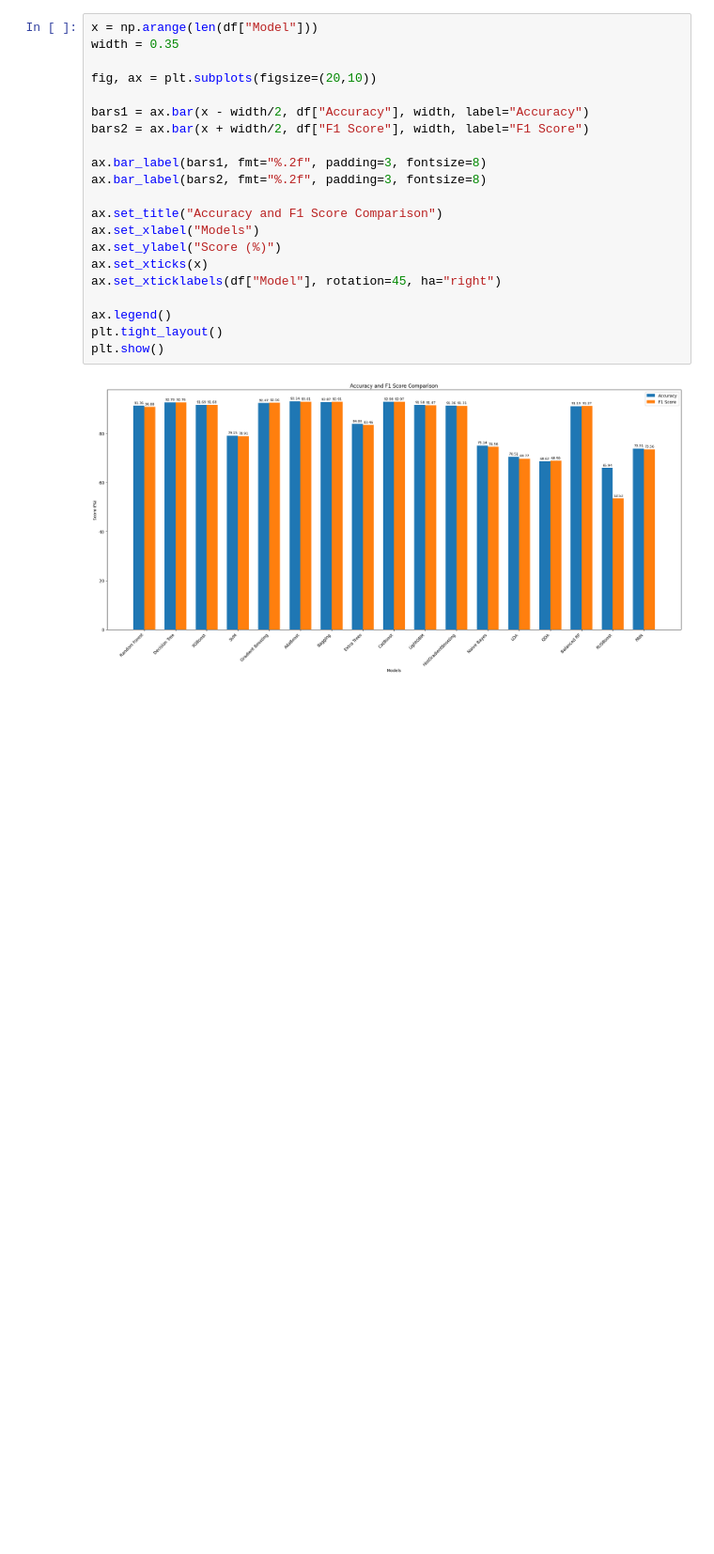
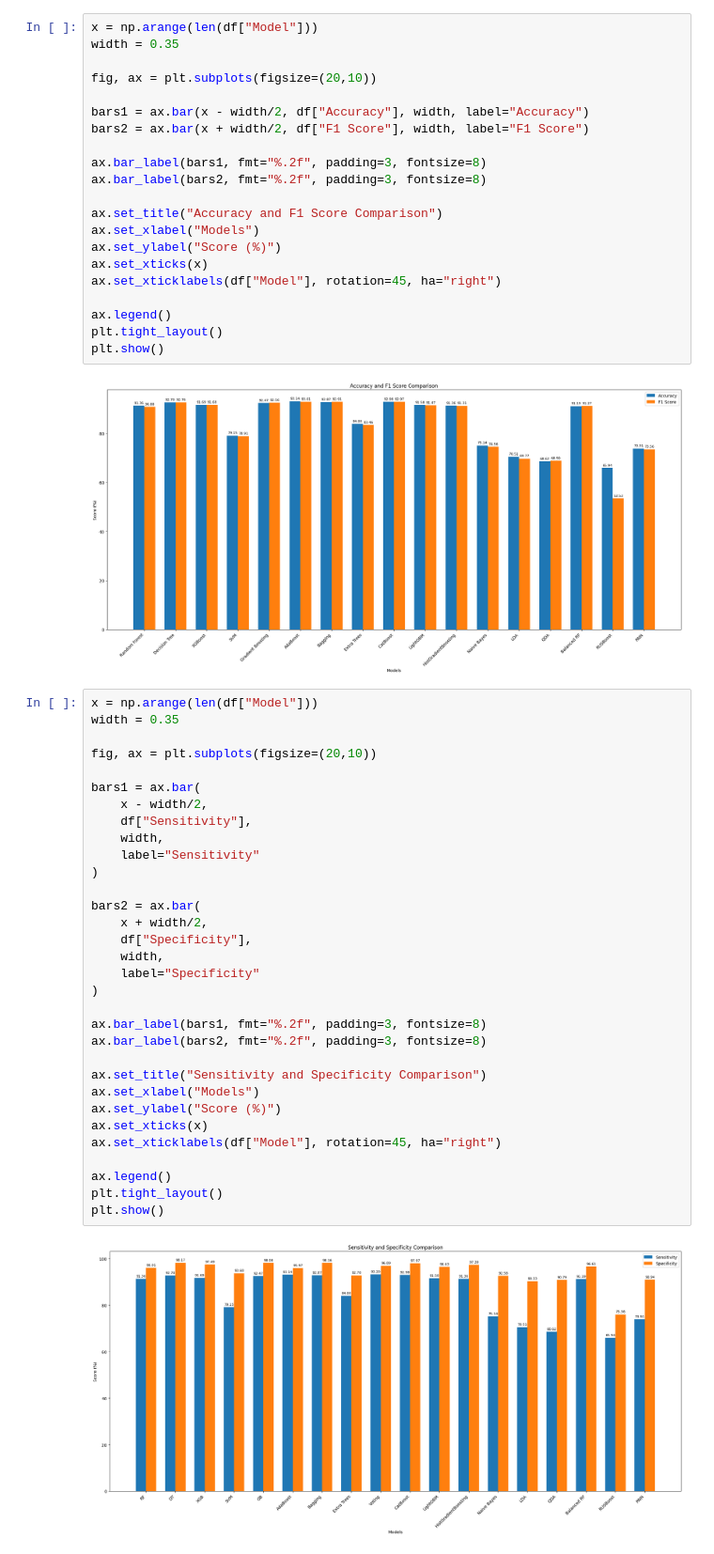
Before and after one commit to samifahim07/EduIntel-Intelligent-Student-Performance-Analytics, a Jupyter notebook: student-performance.ipynb, the cells around one changed output. Shown at 94% size. Saved outputs shown, nothing was run; the diff lists cells and outputs as text; blank space fills up the shorter version.

```diff
--- a/student-performance.ipynb
+++ b/student-performance.ipynb
@@ -3695,3 +3695,37 @@ plt.tight_layout()
 plt.show()
 # %% [output]
 [figure]
+# %%
+x = np.arange(len(df["Model"]))
+width = 0.35
+
+fig, ax = plt.subplots(figsize=(20,10))
+
+bars1 = ax.bar(
+    x - width/2,
+    df["Sensitivity"],
+    width,
+    label="Sensitivity"
+)
+
+bars2 = ax.bar(
+    x + width/2,
+    df["Specificity"],
+    width,
+    label="Specificity"
+)
+
+ax.bar_label(bars1, fmt="%.2f", padding=3, fontsize=8)
+ax.bar_label(bars2, fmt="%.2f", padding=3, fontsize=8)
+
+ax.set_title("Sensitivity and Specificity Comparison")
+ax.set_xlabel("Models")
+ax.set_ylabel("Score (%)")
+ax.set_xticks(x)
+ax.set_xticklabels(df["Model"], rotation=45, ha="right")
+
+ax.legend()
+plt.tight_layout()
+plt.show()
+# %% [output]
+[figure, added]
```
